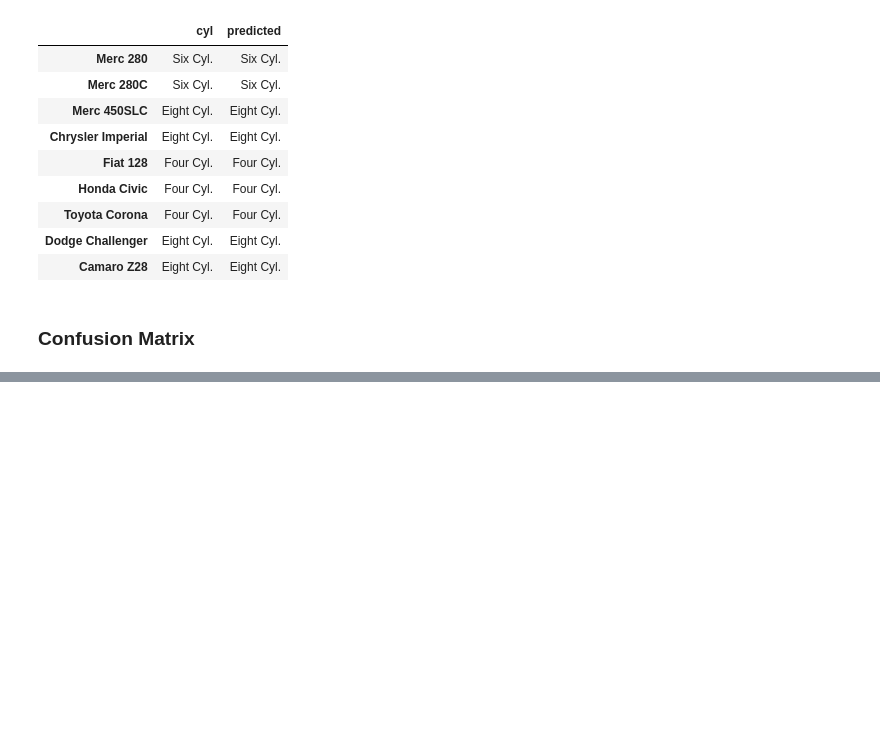
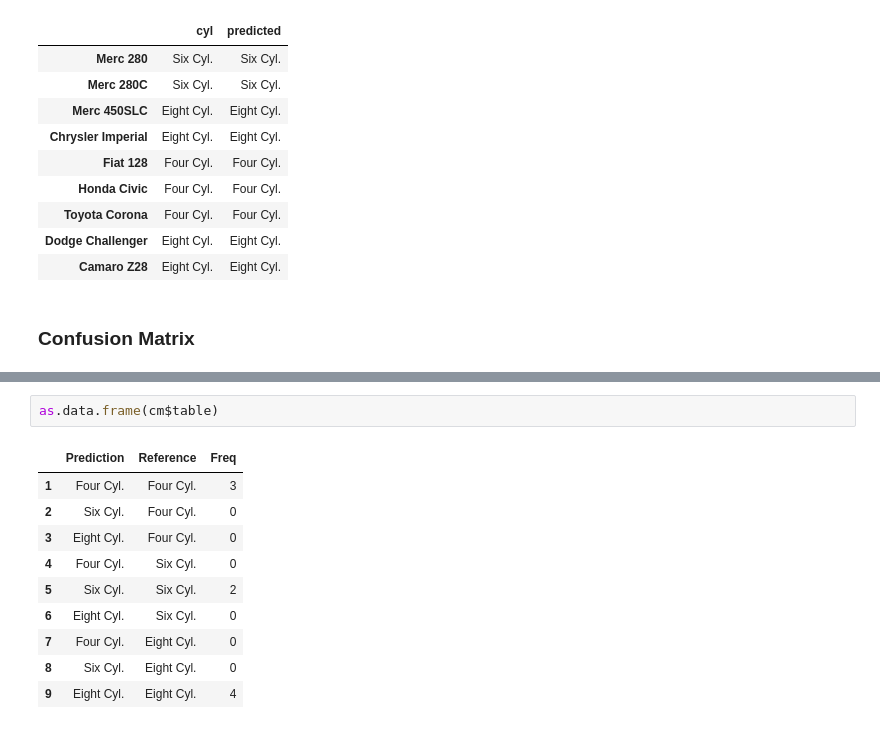
Before and after one commit to thoolihan/R-ML-Overview, a Jupyter notebook: Cars Classication.ipynb, the cells around one changed output, grey strips where cells are left out. Saved outputs shown, nothing was run; the diff lists cells and outputs as text; blank space fills up the shorter version.

```diff
--- a/Cars Classication.ipynb
+++ b/Cars Classication.ipynb
@@ -185,3 +186,16 @@ Prevalence                     0.3333          0.2222            0.4444
 Detection Rate                 0.3333          0.2222            0.4444
 Detection Prevalence           0.3333          0.2222            0.4444
 Balanced Accuracy              1.0000          1.0000            1.0000
+# %%
+as.data.frame(cm$table)
+# %% [output]
+|  | Prediction | Reference | Freq |
+| 1 | Four Cyl. | Four Cyl. | 3 |
+| 2 | Six Cyl. | Four Cyl. | 0 |
+| 3 | Eight Cyl. | Four Cyl. | 0 |
+| 4 | Four Cyl. | Six Cyl. | 0 |
+| 5 | Six Cyl. | Six Cyl. | 2 |
+| 6 | Eight Cyl. | Six Cyl. | 0 |
+| 7 | Four Cyl. | Eight Cyl. | 0 |
+| 8 | Six Cyl. | Eight Cyl. | 0 |
+| 9 | Eight Cyl. | Eight Cyl. | 4 |
```
Also changed, not shown: parts of 2 cells of this notebook.
